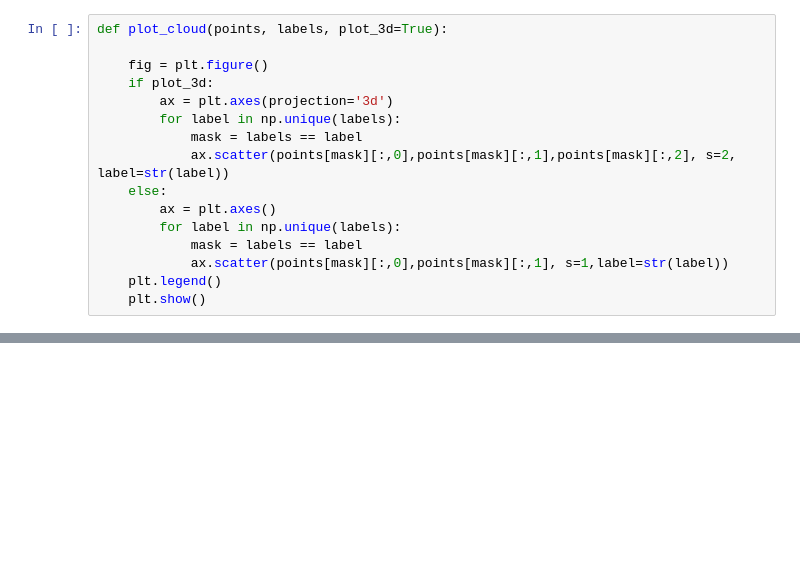
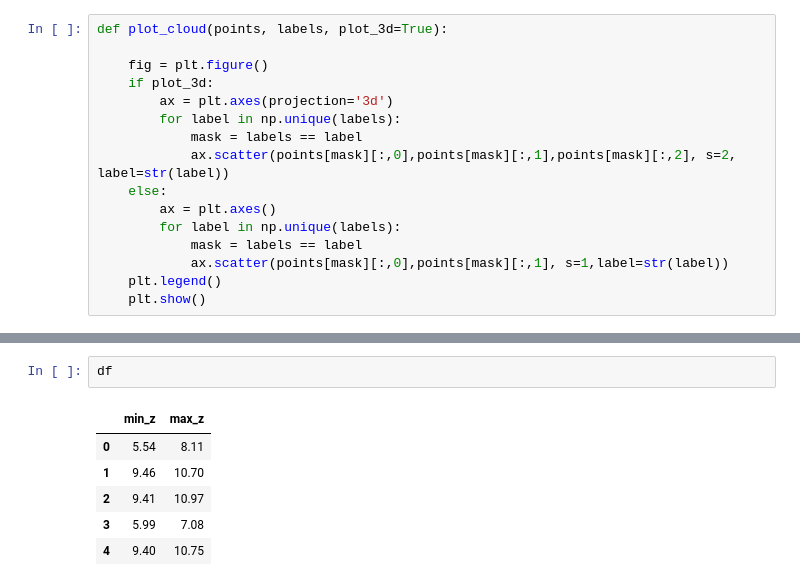
Before and after one commit to Amsterdam-Internships/UPC_Suspended_Streetlight_Extractor, a Jupyter notebook: milestone_4/ArmatuurAnalysis.ipynb, the cells around one changed output, grey strips where cells are left out. Cells and saved outputs as stored; diff of their text form; blank space fills up the shorter version.

```diff
--- a/milestone_4/ArmatuurAnalysis.ipynb
+++ b/milestone_4/ArmatuurAnalysis.ipynb
@@ -119,0 +191,9 @@ array([0.68, 0.85, 0.46])
+# %%
+df
+# %% [output]
+|  | min_z | max_z |
+| 0 | 5.54 | 8.11 |
+| 1 | 9.46 | 10.70 |
+| 2 | 9.41 | 10.97 |
+| 3 | 5.99 | 7.08 |
+| 4 | 9.40 | 10.75 |
```
Also changed, not shown: parts of 12 cells of this notebook, 2 other files.
